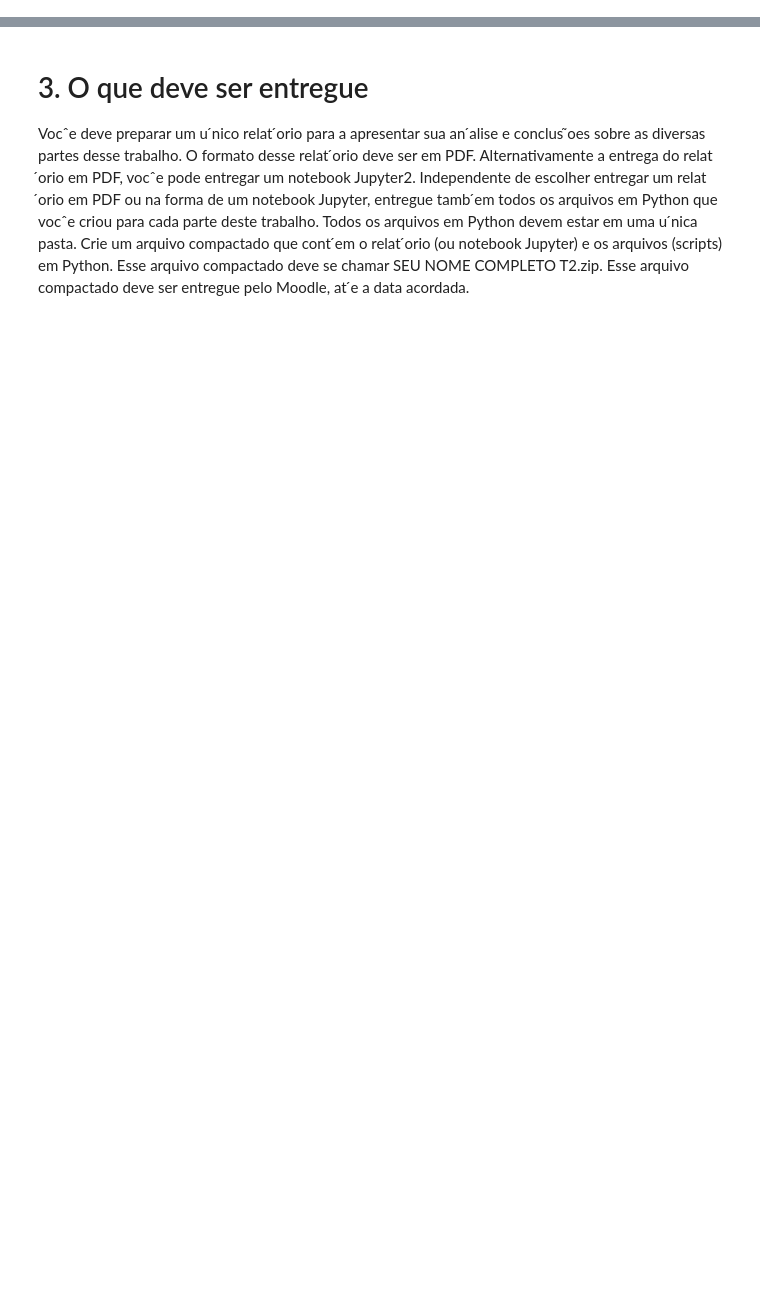
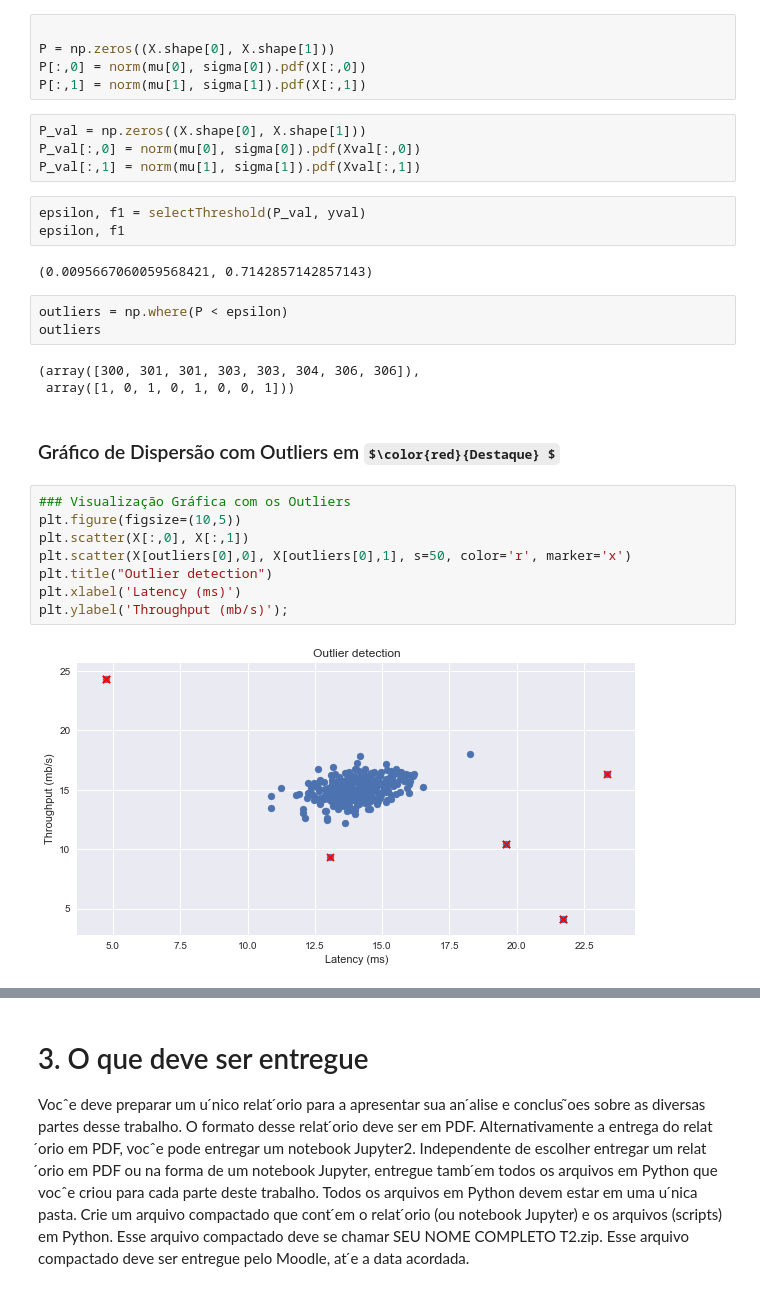
Before and after one commit to gassantos/ML4Edatics, a Jupyter notebook: Relatório de Aprendizado de Máquina - Trabalho2B.ipynb, the cells around one changed output, grey strips where cells are left out. Drawn from its saved outputs; the diff is of its cells as text; some formulas as TeX source; blank space fills up the shorter version.

```diff
--- a/Relatório de Aprendizado de Máquina - Trabalho2B.ipynb
+++ b/Relatório de Aprendizado de Máquina - Trabalho2B.ipynb
@@ -141,0 +143,32 @@ Agora, vocˆe deve implementar o gradiente (sem regularizac ̧ ̃ao). Especifica
+# %%
+
+P = np.zeros((X.shape[0], X.shape[1]))
+P[:,0] = norm(mu[0], sigma[0]).pdf(X[:,0])
+P[:,1] = norm(mu[1], sigma[1]).pdf(X[:,1])
+# %%
+P_val = np.zeros((X.shape[0], X.shape[1]))
+P_val[:,0] = norm(mu[0], sigma[0]).pdf(Xval[:,0])
+P_val[:,1] = norm(mu[1], sigma[1]).pdf(Xval[:,1])
+# %%
+epsilon, f1 = selectThreshold(P_val, yval)
+epsilon, f1
+# %% [output]
+(0.0095667060059568421, 0.7142857142857143)
+# %%
+outliers = np.where(P < epsilon)
+outliers
+# %% [output]
+(array([300, 301, 301, 303, 303, 304, 306, 306]),
+ array([1, 0, 1, 0, 1, 0, 0, 1]))
+# %% [markdown]
+### Gráfico de Dispersão com Outliers em  $\color{red}{Destaque} $
+# %%
+### Visualização Gráfica com os Outliers
+plt.figure(figsize=(10,5))
+plt.scatter(X[:,0], X[:,1])
+plt.scatter(X[outliers[0],0], X[outliers[0],1], s=50, color='r', marker='x')
+plt.title("Outlier detection")
+plt.xlabel('Latency (ms)')
+plt.ylabel('Throughput (mb/s)');
+# %% [output]
+[figure, added]
```
Also changed, not shown: parts of 68 cells of this notebook, 1 other file.
